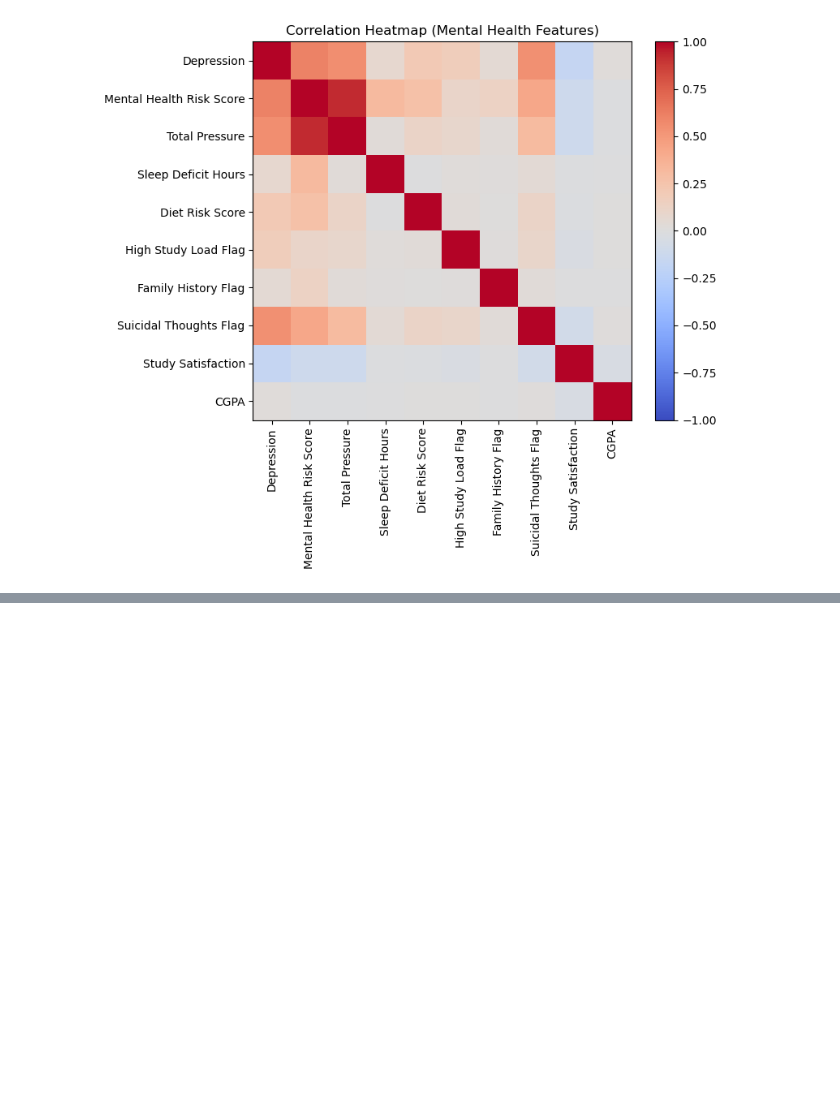
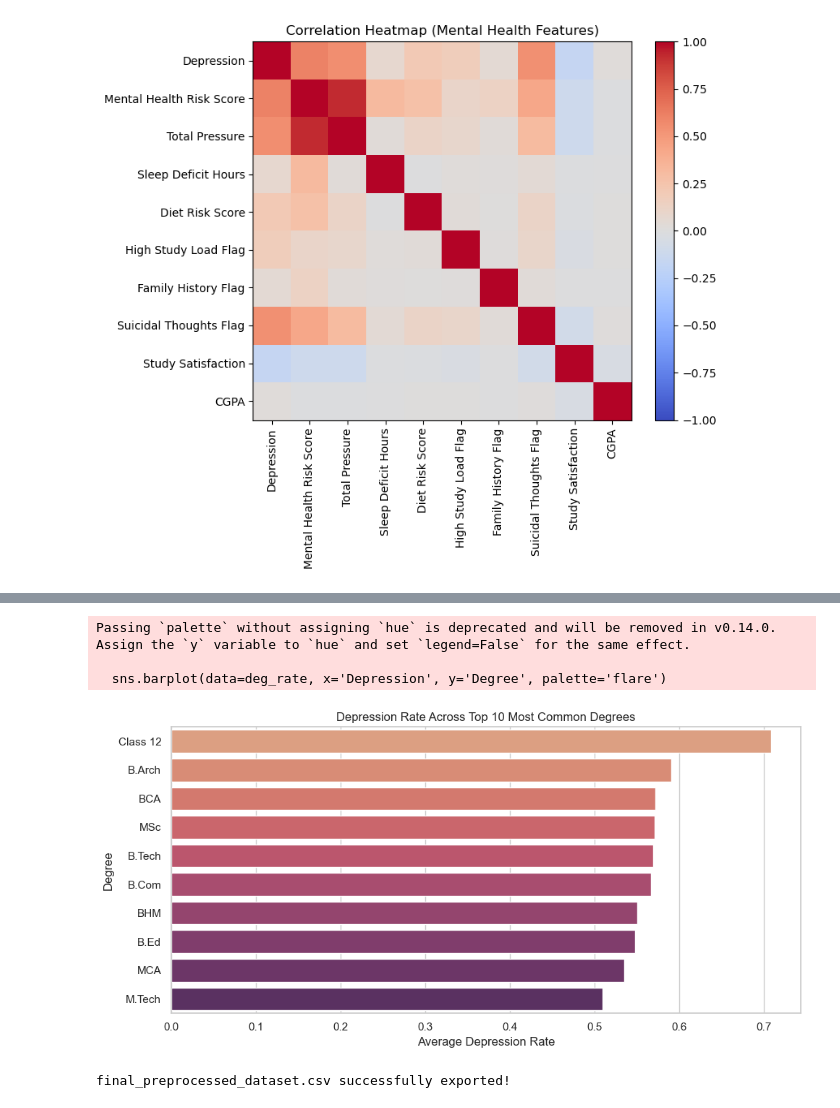
Before and after one commit to M-Sanjay-IND/student-depression-study-notebook, a Jupyter notebook: notebook.ipynb, the cells around one changed output, grey strips where cells are left out. Cells and saved outputs as stored; diff of their text form; code cells hidden in the pictures; blank space fills up the shorter version.

```diff
--- a/notebook.ipynb
+++ b/notebook.ipynb
@@ -333,0 +372,23 @@ plt.show()
+# %%
+# 10) Bar plot of Depression Rate across top 10 most common degrees
+top_degrees = df['Degree'].value_counts().nlargest(10).index
+df_top_deg = df[df['Degree'].isin(top_degrees)]
+deg_rate = df_top_deg.groupby('Degree')['Depression'].mean().sort_values(ascending=False).reset_index()
+
+plt.figure(figsize=(10, 5))
+sns.barplot(data=deg_rate, x='Depression', y='Degree', palette='flare')
+plt.title('Depression Rate Across Top 10 Most Common Degrees')
+plt.xlabel('Average Depression Rate')
+plt.tight_layout()
+plt.show()
+# %% [output]
+Passing `palette` without assigning `hue` is deprecated and will be removed in v0.14.0. Assign the `y` variable to `hue` and set `legend=False` for the same effect.
+
+  sns.barplot(data=deg_rate, x='Depression', y='Degree', palette='flare')
+[figure, added]
+# %%
+# Export Cleaned Data to CSV
+df.to_csv("final_preprocessed_dataset.csv", index=False)
+print("final_preprocessed_dataset.csv successfully exported!")
+# %% [output]
+final_preprocessed_dataset.csv successfully exported!
```
Also changed, not shown: parts of 4 cells of this notebook, 13 other files.
